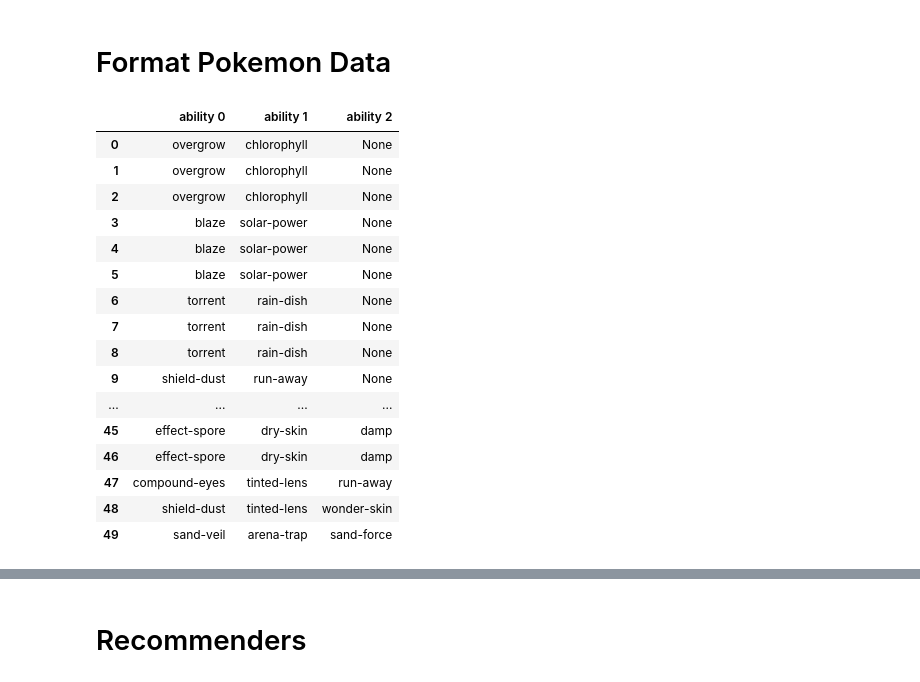
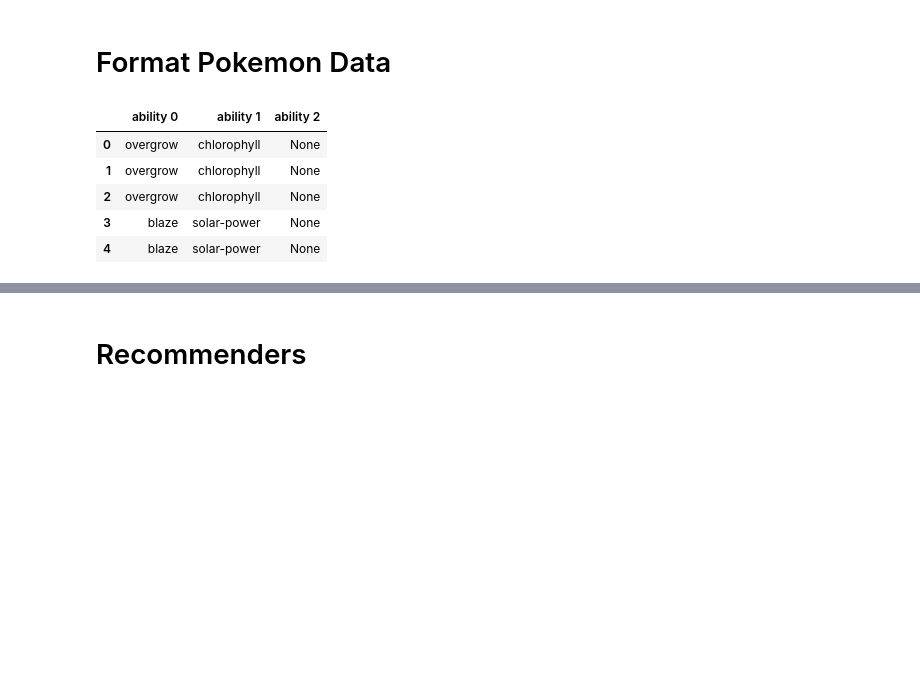
Before and after one commit to huytt621/poke-recommend, a Jupyter notebook: Pokemon_Recommender.ipynb, the cells around one changed output, grey strips where cells are left out. Saved outputs shown, nothing was run; the diff lists cells and outputs as text; code cells hidden in the pictures; blank space fills up the shorter version.

```diff
--- a/Pokemon_Recommender.ipynb
+++ b/Pokemon_Recommender.ipynb
@@ -39,27 +29,16 @@ pokemon_df
 # Format Pokemon Data
 # %%
 abilities = pokemon_df['abilities'].values
-formatted_abilities = list(map(lambda list_val: {'ability {}'.format(i): list_val[i]['ability']['name'] if i < len(list_val) else None for i in range(3)}, abilities))
+formatted_abilities = list(map(lambda list_val: {'ability {}'.format(i): list_val[i]['ability']['name'] if i < len(list_val) else 'None' for i in range(3)}, abilities))
 abilities_df = pd.DataFrame.from_dict(formatted_abilities)
-abilities_df
+abilities_df.head()
 # %% [output]
 |  | ability 0 | ability 1 | ability 2 |
 | 0 | overgrow | chlorophyll | None |
 | 1 | overgrow | chlorophyll | None |
 | 2 | overgrow | chlorophyll | None |
 | 3 | blaze | solar-power | None |
 | 4 | blaze | solar-power | None |
-| 5 | blaze | solar-power | None |
-| 6 | torrent | rain-dish | None |
-| 7 | torrent | rain-dish | None |
-| 8 | torrent | rain-dish | None |
-| 9 | shield-dust | run-away | None |
-| ... | ... | ... | ... |
-| 45 | effect-spore | dry-skin | damp |
-| 46 | effect-spore | dry-skin | damp |
-| 47 | compound-eyes | tinted-lens | run-away |
-| 48 | shield-dust | tinted-lens | wonder-skin |
-| 49 | sand-veil | arena-trap | sand-force |
 # %%
 stats = pokemon_df['stats'].values
 formatted_stats = list(map(lambda list_val: {stat['stat']['name']: stat['base_stat'] for i, stat in enumerate(list_val)}, stats))
```
Also changed, not shown: parts of 9 cells of this notebook, 1 other file.
